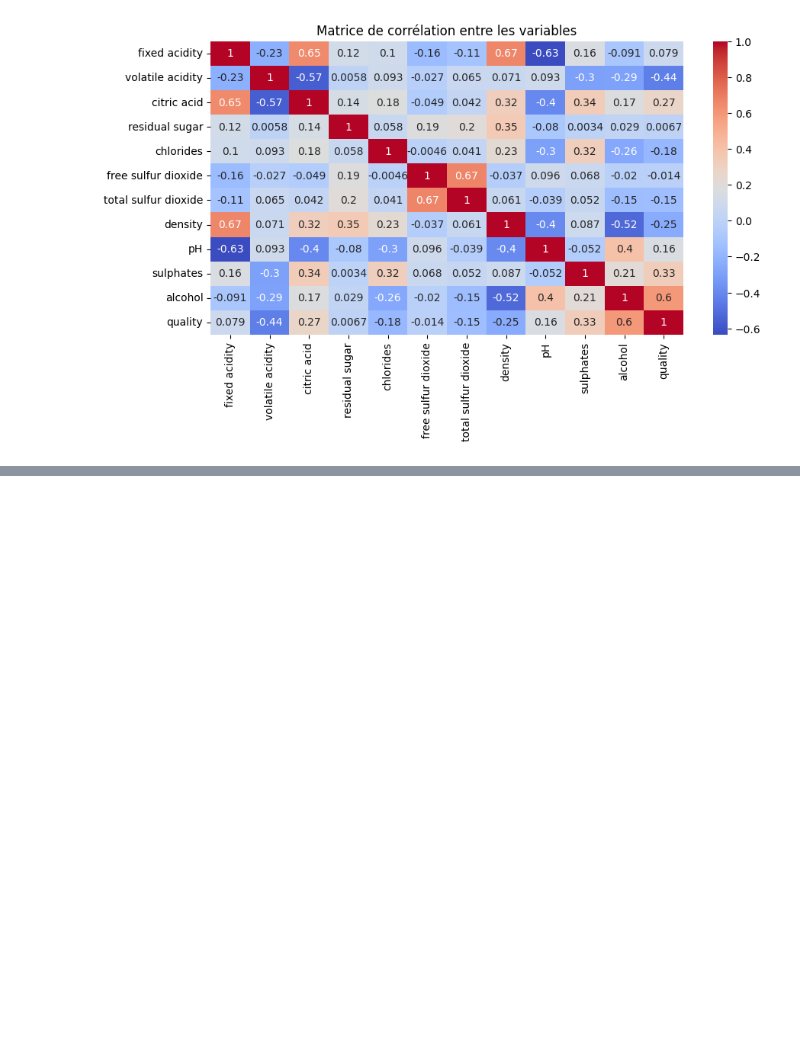
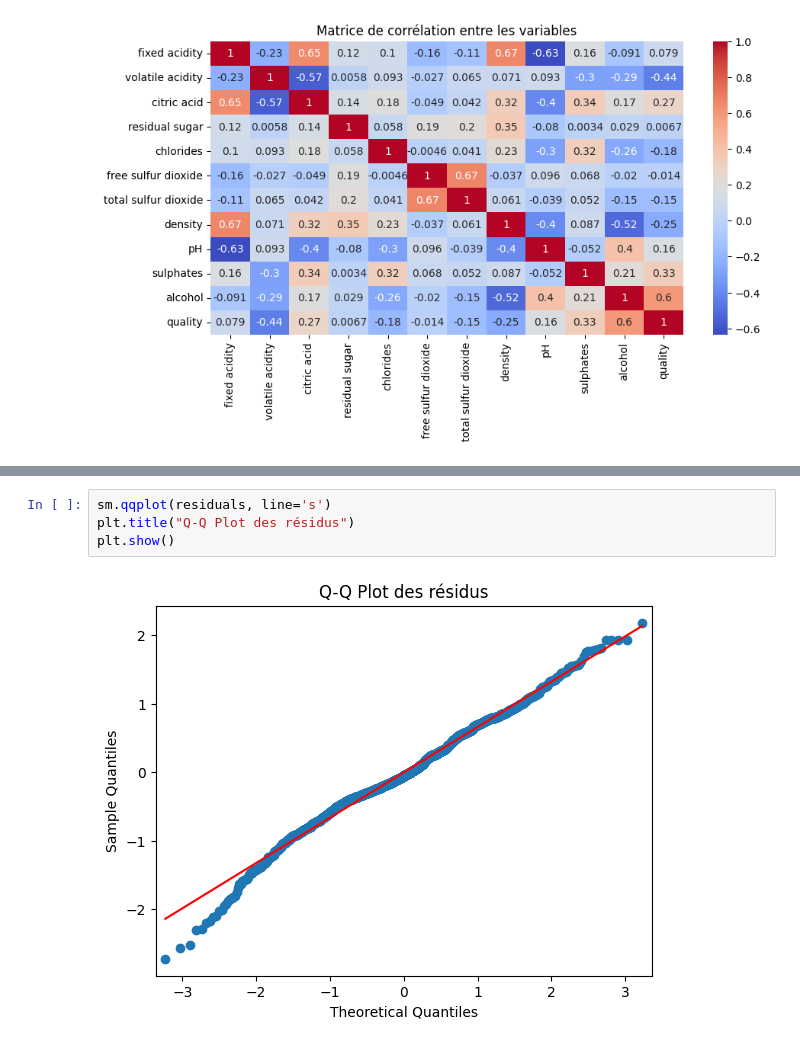
Before and after one commit to PhilippeMath49/ProjetVinasse, a Jupyter notebook: src/Notebook.ipynb, the cells around one changed output, grey strips where cells are left out. Drawn from its saved outputs; the diff is of its cells as text; blank space fills up the shorter version.

```diff
--- a/src/Notebook.ipynb
+++ b/src/Notebook.ipynb
@@ -565,0 +619,6 @@ Notes:
+# %%
+sm.qqplot(residuals, line='s')
+plt.title("Q-Q Plot des résidus")
+plt.show()
+# %% [output]
+[figure, added]
```
Also changed, not shown: parts of 8 cells of this notebook.
